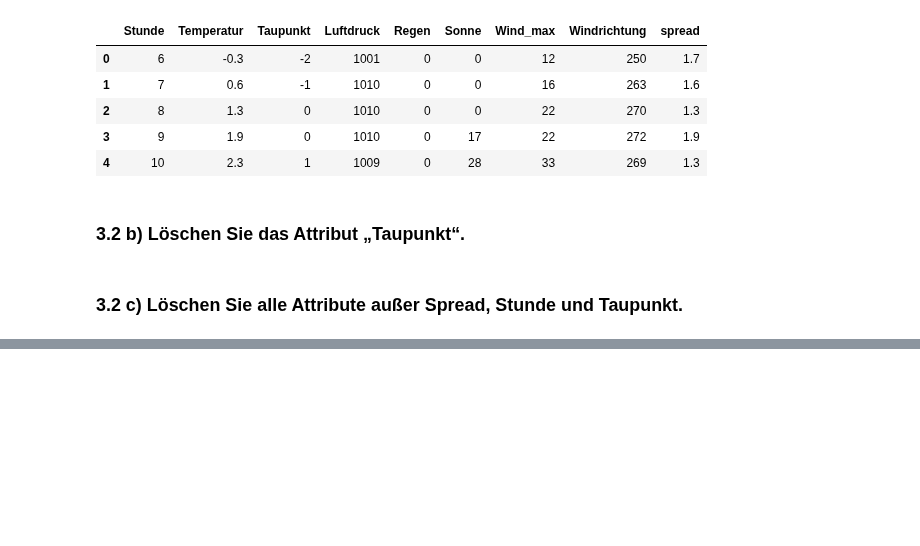
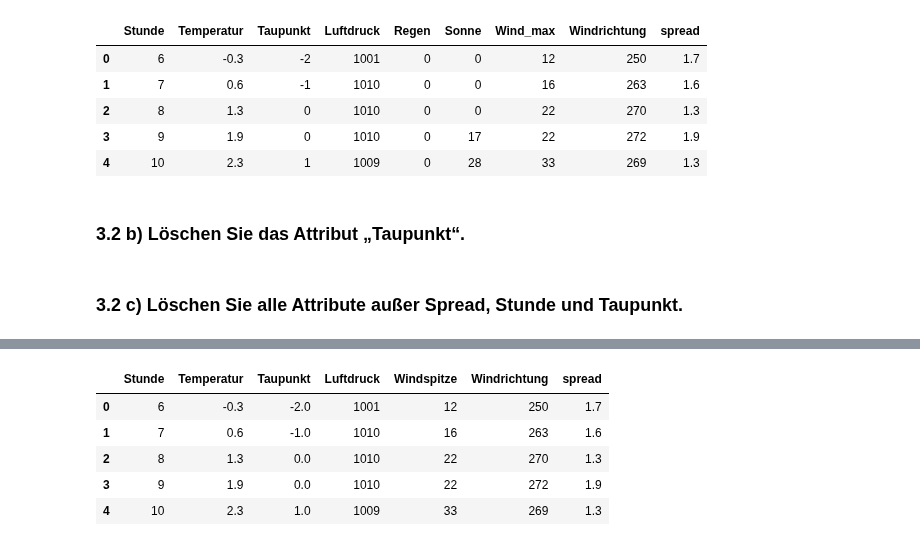
Before and after one commit to OOS-Team/DsKi_DataPreparation, a Jupyter notebook: Aufgabe2_3.ipynb, the cells around one changed output, grey strips where cells are left out. Saved outputs shown, nothing was run; the diff lists cells and outputs as text; code cells hidden in the pictures; blank space fills up the shorter version.

```diff
--- a/Aufgabe2_3.ipynb
+++ b/Aufgabe2_3.ipynb
@@ -308,0 +380,18 @@ wetter = wetter[['Stunde', 'spread']]
+# %%
+wetter_one_command=(
+    wetter.rename(columns={'Wind_max':'Windspitze'})
+    .assign(
+        spread=wetter['Temperatur']- wetter['Taupunkt'],
+        Taupunkt= wetter['Taupunkt'].astype('float64')
+        )
+    .drop(columns=['Regen','Sonne'])
+)
+# %%
+wetter_one_command.head()
+# %% [output]
+|  | Stunde | Temperatur | Taupunkt | Luftdruck | Windspitze | Windrichtung | spread |
+| 0 | 6 | -0.3 | -2.0 | 1001 | 12 | 250 | 1.7 |
+| 1 | 7 | 0.6 | -1.0 | 1010 | 16 | 263 | 1.6 |
+| 2 | 8 | 1.3 | 0.0 | 1010 | 22 | 270 | 1.3 |
+| 3 | 9 | 1.9 | 0.0 | 1010 | 22 | 272 | 1.9 |
+| 4 | 10 | 2.3 | 1.0 | 1009 | 33 | 269 | 1.3 |
```
Also changed, not shown: parts of 15 cells of this notebook, 1 other file.
